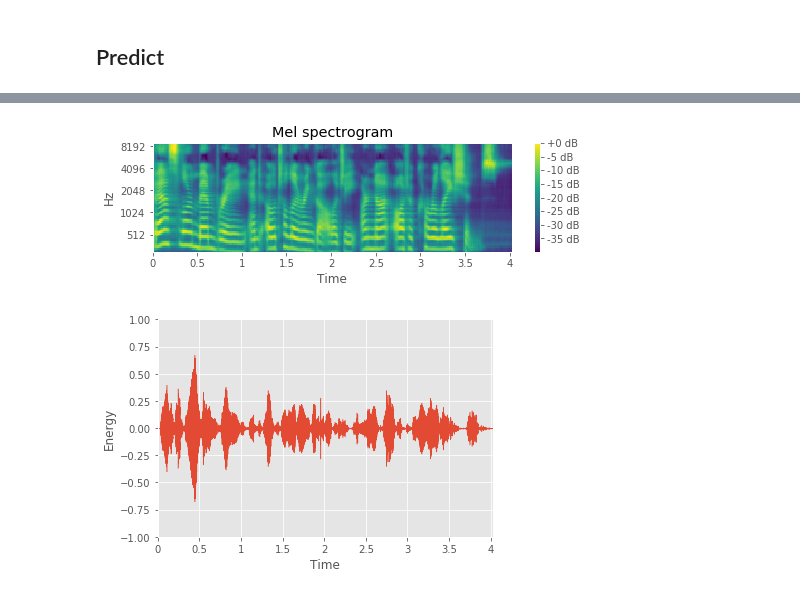
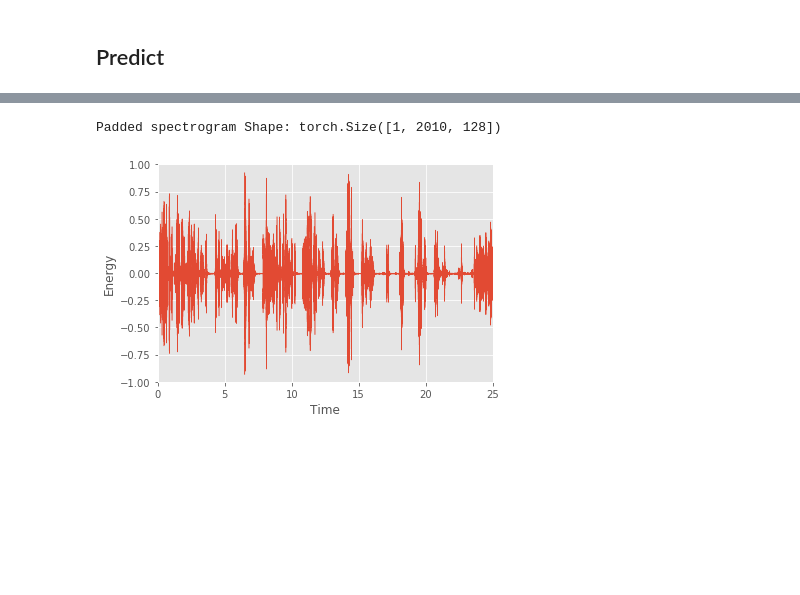
Before and after one commit to wellsaid-labs/tts-evaluation, a Jupyter notebook: notebooks/Synthesize Speech from Text.ipynb, the cells around one changed output, grey strips where cells are left out. Saved outputs shown, nothing was run; the diff lists cells and outputs as text; code cells hidden in the pictures; blank space fills up the shorter version.

```diff
--- a/notebooks/Synthesize Speech from Text.ipynb
+++ b/notebooks/Synthesize Speech from Text.ipynb
@@ -43,11 +38,9 @@ feature_model = checkpoint['model']
 # %%
 from src.bin.signal_model._utils import load_checkpoint
 from src.bin.signal_model._utils import set_hparams
-from src.signal_model import WaveNet
 
-set_hparams('WaveNet')
-checkpoint = load_checkpoint(signal_model_checkpoint, device)
-signal_model = WaveNet().to(device)
-signal_model.load_state_dict(checkpoint['model_state_dict'])
+set_hparams()
+checkpoint = load_checkpoint(signal_model_checkpoint, torch.device('cpu'))
+signal_model = checkpoint['model']
 'Loaded signal model at step %d' % checkpoint['step']
 # %% [output]
@@ -59,3 +51,5 @@ text = 'Basilar membrane and otolaryngology are not auto-correlations.'
+# %%
+text = ("But it's also perfect for celebrating life's little victories. Like opening a really tough jar. Or flossing, two days in a row. Or not texting your ex, even though you're desperately want to. Shambong. Make any moment classy.")
 # %%
 # Ensure your text does not contain unknown characters
 assert text_encoder.decode(text_encoder.encode(text)) == text
@@ -64,9 +58,14 @@ torch.set_grad_enabled(False)
 feature_model.eval()
 _ = signal_model.eval() # ``_ = `` prevents printing
 # %%
+from src.utils import plot_log_mel_spectrogram
+
 encoded = text_encoder.encode(text)
-encoded = encoded.unsqueeze(0).to(device)
+encoded = encoded.unsqueeze(1).to(torch.device('cuda'))
 # predicted_frames [num_frames, batch_size, frame_channels]
 _, predicted_frames, _, _ = feature_model(tokens=encoded)
+
+print('Text Shape:', encoded.shape)
 print('Spectrogram Shape:', predicted_frames.shape)
+_ = plot_log_mel_spectrogram(predicted_frames[:, 0, :].cpu().numpy())
 # %% [output]
@@ -79,6 +75,22 @@ from src.utils import plot_stop_token
+# %%
+from src.utils import combine_signal
+
+# [num_frames, batch_size, frame_channels] → [num_frames, frame_channels]
+predicted_frames = predicted_frames.squeeze(1)
+padded_predicted_frames = torch.nn.functional.pad(predicted_frames, (0, 0, 5, 5)).cpu()
+padded_predicted_frames = padded_predicted_frames.unsqueeze(0)
+print('Padded spectrogram Shape:', padded_predicted_frames.shape)
+# [batch_size, signal_length]
+predicted_coarse, predicted_fine, _ = signal_model.infer(padded_predicted_frames)
+
+predicted_coarse = predicted_coarse.squeeze(0).cpu()
+predicted_fine = predicted_fine.squeeze(0).cpu()
+signal = combine_signal(predicted_coarse, predicted_fine)
+# %% [output]
+Padded spectrogram Shape: torch.Size([1, 2010, 128])
 # %%
-from src.utils import plot_log_mel_spectrogram
+from src.utils import plot_waveform
 
-plot_log_mel_spectrogram(predicted_frames[:, 0, :].cpu().numpy(), plot_to_numpy=False)
+_ = plot_waveform(signal.numpy())
 # %% [output]
-[figure, old version]
+[figure, new version]
@@ -95,9 +97,3 @@ signal = mu_law_decode(signal)
-# %%
-from src.utils import plot_waveform
-
-plot_waveform(signal[0].cpu().numpy(), plot_to_numpy=False)
-# %% [output]
-[figure, removed]
 # %%
 from IPython.display import Audio
 
```
Also changed, not shown: parts of 10 cells of this notebook, 21 other files.
